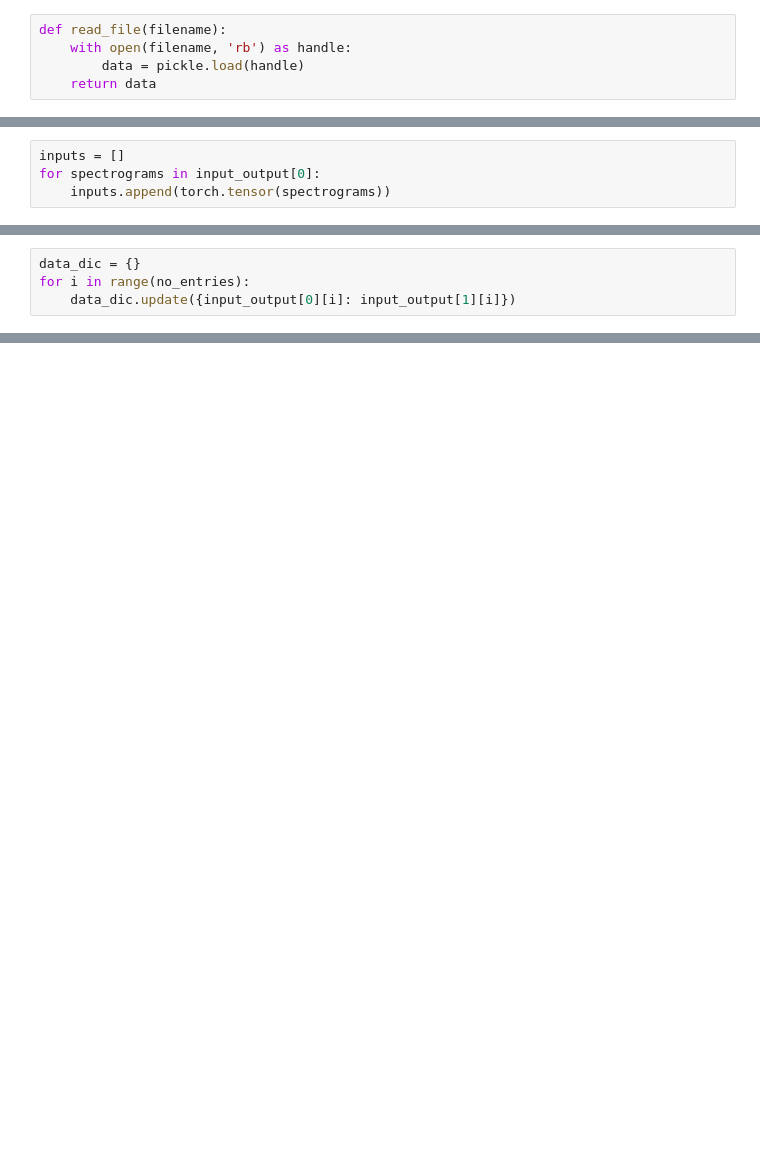
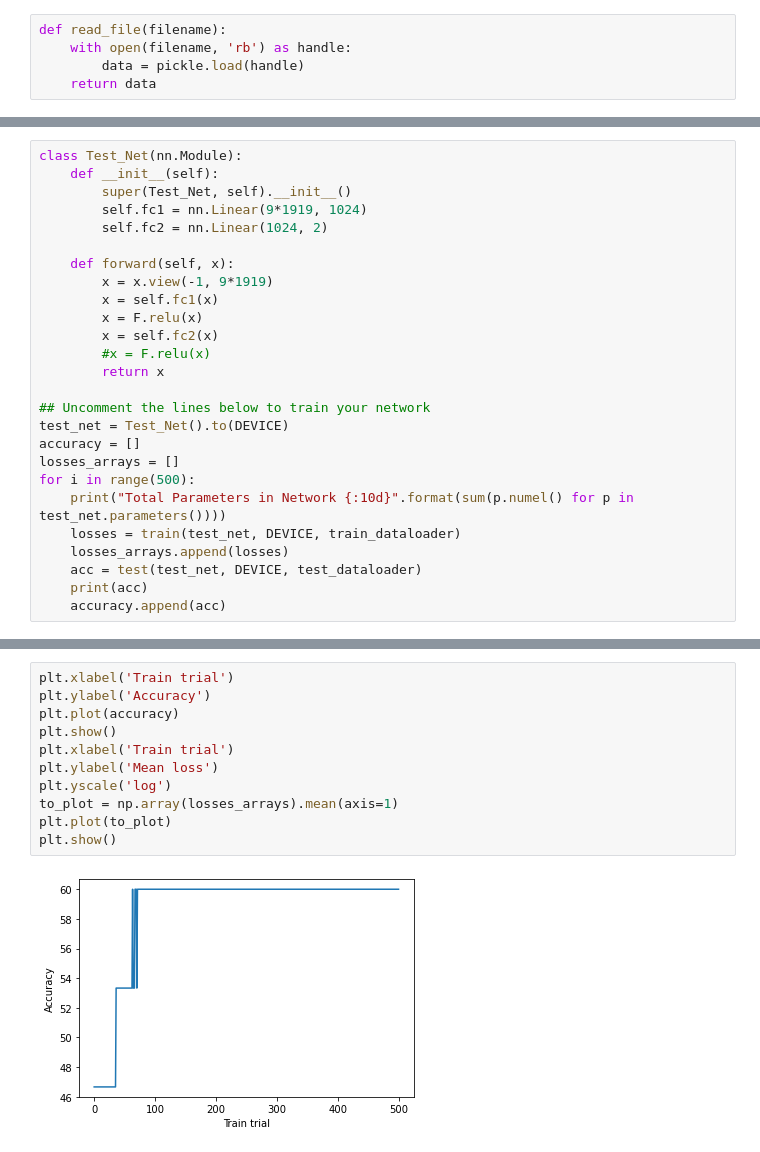
Before and after one commit to Pheobe-Sun/EEG-affective-music, a Jupyter notebook: Alexnet_test.ipynb, the cells around one changed output, grey strips where cells are left out. Saved outputs shown, nothing was run; the diff lists cells and outputs as text; blank space fills up the shorter version.

```diff
--- a/Alexnet_test.ipynb
+++ b/Alexnet_test.ipynb
@@ -102,4 +99,0 @@ no_entries,_,_ = np.array(input_output[0]).shape
-# %%
-inputs = []
-for spectrograms in input_output[0]:
-    inputs.append(torch.tensor(spectrograms))
@@ -115,4 +99,0 @@ torch.Size([9, 1919])
-# %%
-data_dic = {}
-for i in range(no_entries):
-    data_dic.update({input_output[0][i]: input_output[1][i]})
@@ -167,0 +182,26 @@ GPU is enabled in this notebook.
+# %%
+class Test_Net(nn.Module):
+    def __init__(self):
+        super(Test_Net, self).__init__()
+        self.fc1 = nn.Linear(9*1919, 1024)
+        self.fc2 = nn.Linear(1024, 2)
+
+    def forward(self, x):
+        x = x.view(-1, 9*1919)
+        x = self.fc1(x)
+        x = F.relu(x)
+        x = self.fc2(x)
+        #x = F.relu(x)
+        return x
+
+## Uncomment the lines below to train your network
+test_net = Test_Net().to(DEVICE)
+accuracy = []
+losses_arrays = []
+for i in range(500):
+    print("Total Parameters in Network {:10d}".format(sum(p.numel() for p in test_net.parameters())))
+    losses = train(test_net, DEVICE, train_dataloader)
+    losses_arrays.append(losses)
+    acc = test(test_net, DEVICE, test_dataloader)
+    print(acc)
+    accuracy.append(acc)
@@ -167,0 +233,13 @@ GPU is enabled in this notebook.
+# %%
+plt.xlabel('Train trial')
+plt.ylabel('Accuracy')
+plt.plot(accuracy)
+plt.show()
+plt.xlabel('Train trial')
+plt.ylabel('Mean loss')
+plt.yscale('log')
+to_plot = np.array(losses_arrays).mean(axis=1)
+plt.plot(to_plot)
+plt.show()
+# %% [output]
+[figure, added]
```
Also changed, not shown: parts of 32 cells of this notebook.
